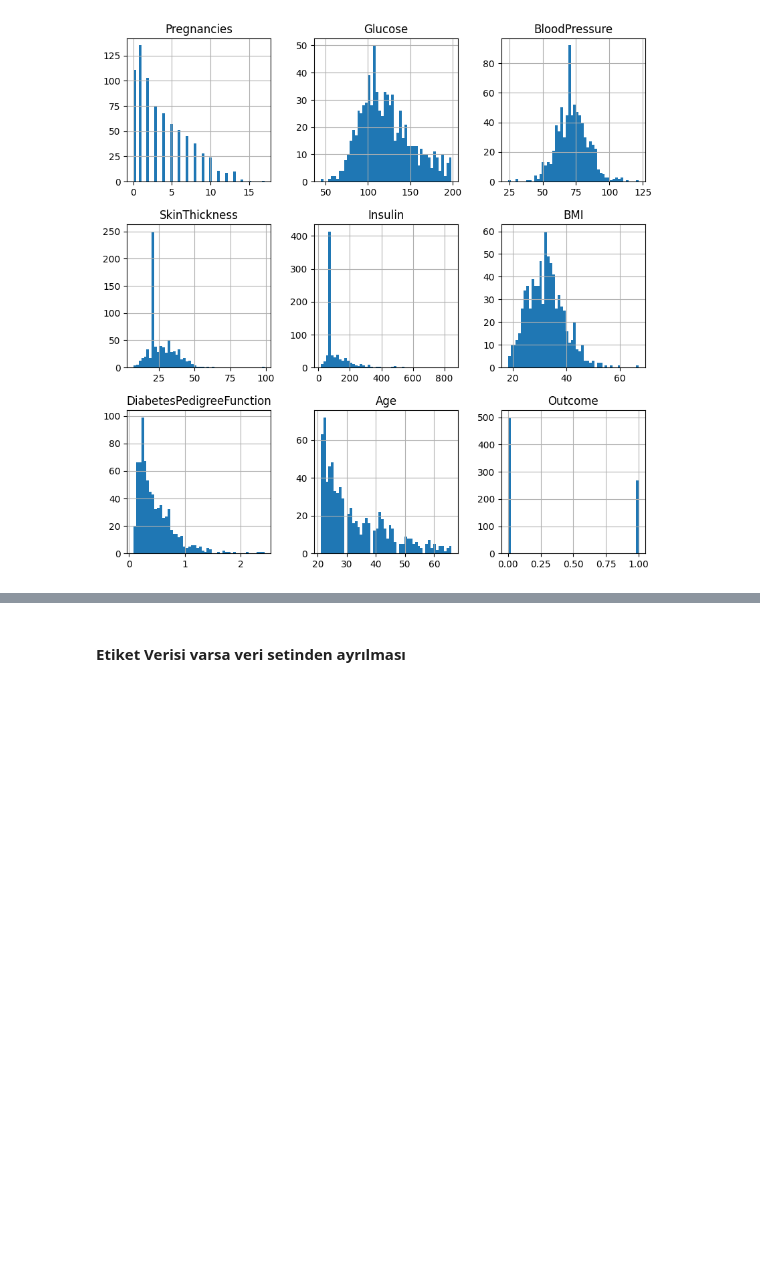
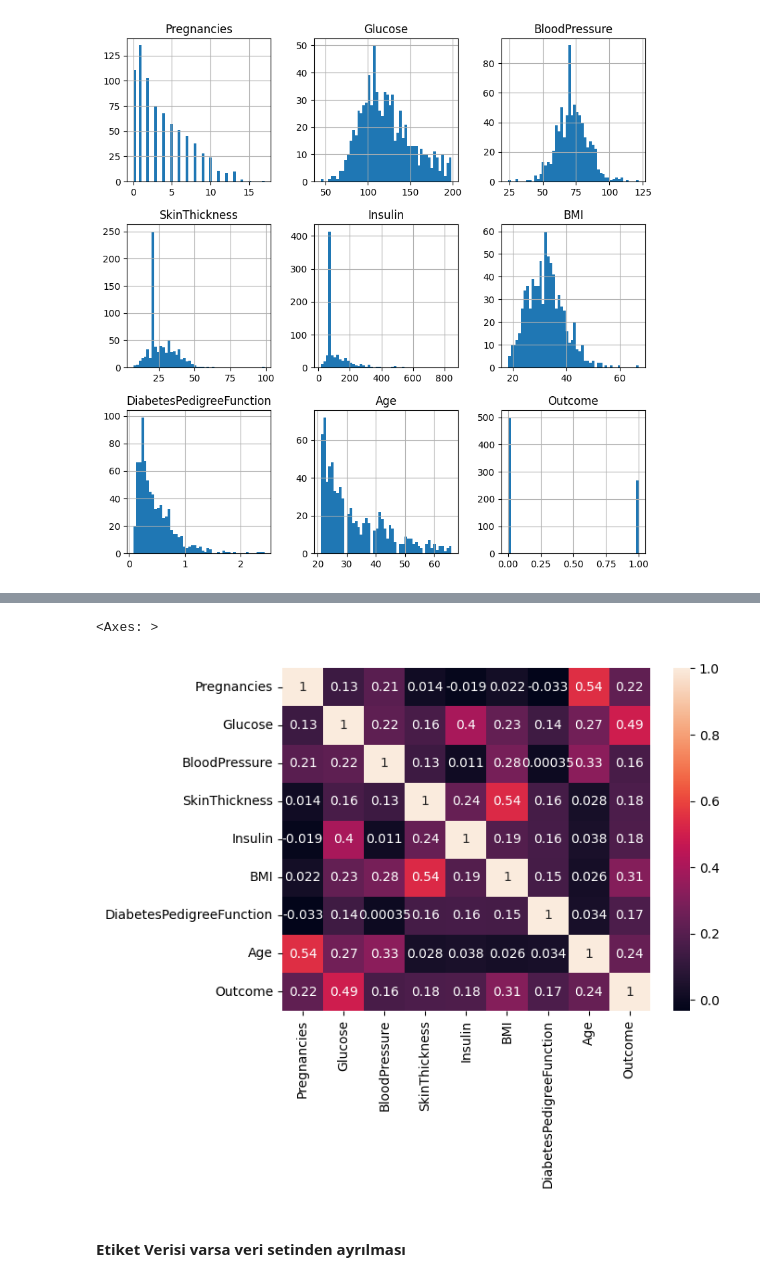
Before and after one commit to ibrahimediz/DeepLearningFundamentals, a Jupyter notebook: Dokumanlar/02_MachineLearning/01_MLFundamentals.ipynb, the cells around one changed output, grey strips where cells are left out. Cells and saved outputs as stored; diff of their text form; code cells hidden in the pictures; blank space fills up the shorter version.

```diff
--- a/Dokumanlar/02_MachineLearning/01_MLFundamentals.ipynb
+++ b/Dokumanlar/02_MachineLearning/01_MLFundamentals.ipynb
@@ -195,6 +195,13 @@ df_clean.describe()
 | 50% | 3.000000 | 112.000000 | 70.000000 | 20.555267 | 79.695709 | 31.600000 | 0.340000 | 29.000000 | ... |
 | 75% | 6.000000 | 133.000000 | 78.000000 | 31.000000 | 94.000000 | 35.325000 | 0.566000 | 40.000000 | ... |
 | max | 13.000000 | 197.000000 | 104.000000 | 49.000000 | 196.000000 | 50.000000 | 1.191000 | 66.000000 | ... |
+# %%
+corr = df.corr()
+import seaborn as sns
+sns.heatmap(corr,annot=True)
+# %% [output]
+<Axes: >
+[figure, added]
 # %% [markdown]
 #### Etiket Verisi varsa veri setinden ayrılması
 # %%
```
Also changed, not shown: parts of 17 cells of this notebook, 25 other files.
